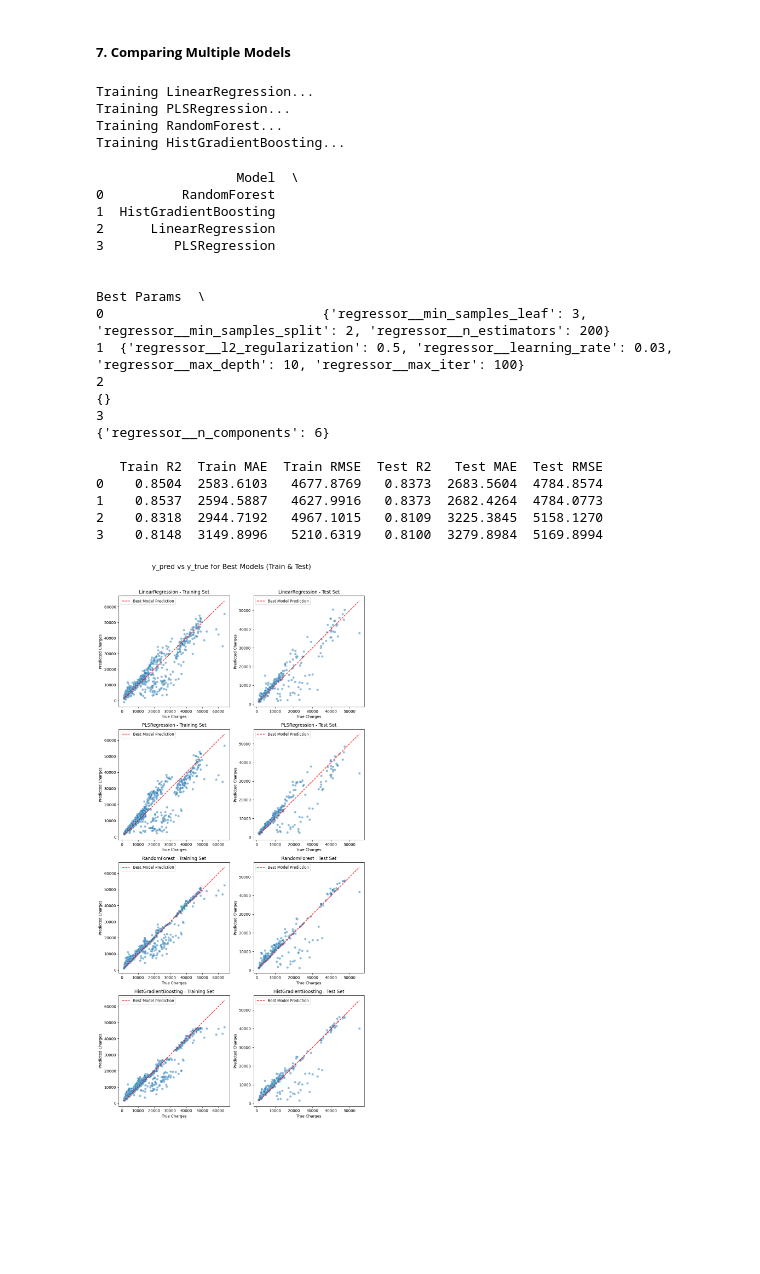
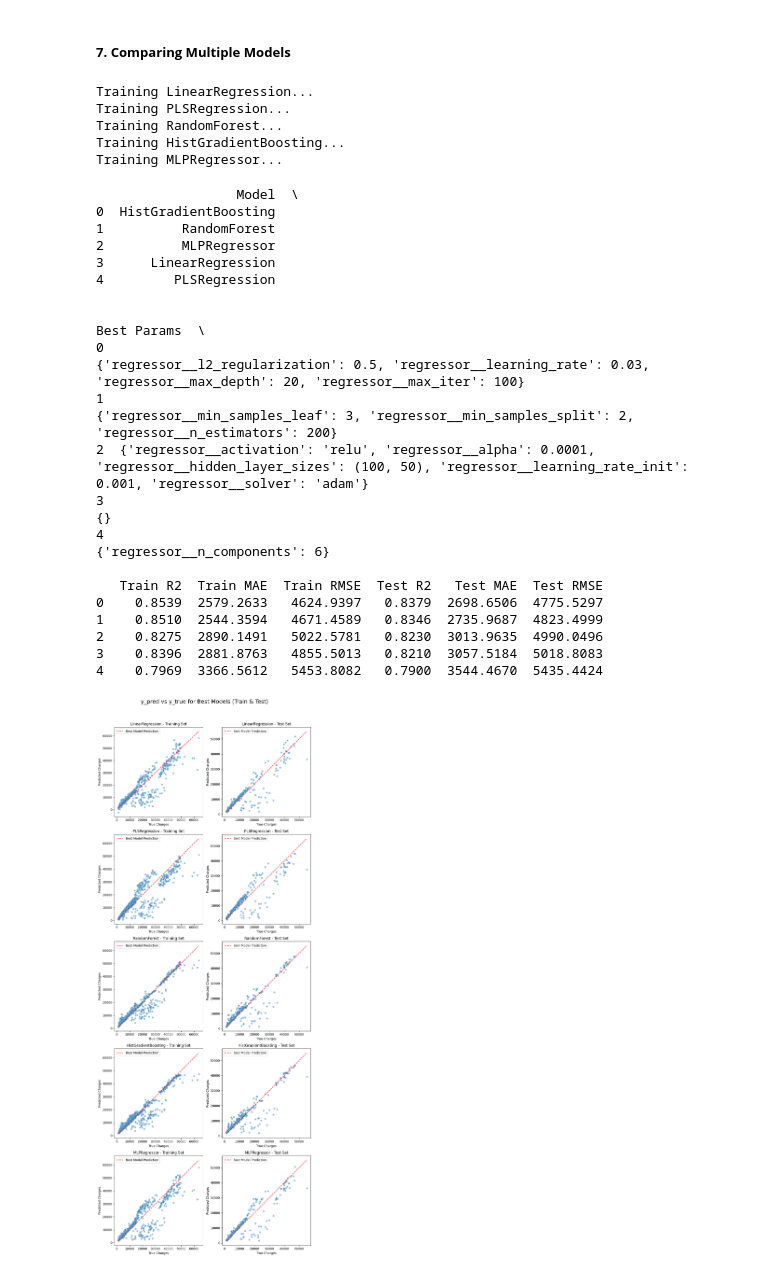
Before and after one commit to Hosseinhamedi/SWB_Predictive_Analytics_Machine_Leanring, a Jupyter notebook: notebooks/Linear_regression.ipynb, the cells around one changed output. Drawn from its saved outputs; the diff is of its cells as text; code cells hidden in the pictures; blank space fills up the shorter version.

```diff
--- a/notebooks/Linear_regression.ipynb
+++ b/notebooks/Linear_regression.ipynb
@@ -513,0 +532,22 @@ pd.DataFrame(grid.cv_results_)[
+# %%
+best_model = grid.best_estimator_
+
+# Predict on train and test sets
+y_pred_train = best_model.predict(X_train)
+y_pred_test = best_model.predict(X_test)
+
+# Residuals
+residuals_train = y_train - y_pred_train
+residuals_test = y_test - y_pred_test
+
+df_resid_train = X_train.copy()
+df_resid_train["y_true_train"] = y_train
+df_resid_train["y_pred_train"] = y_pred_train
+df_resid_train["residuals_train"] = residuals_train
+df_resid_train["abs_error_train"] = np.abs(residuals_train)
+
+df_resid_test = pd.DataFrame(X_test, columns=[f"X{i}" for i in range(X_test.shape[1])])
+df_resid_test["y_true_test"] = y_test
+df_resid_test["y_pred_test"] = y_pred_test
+df_resid_test["residuals_test"] = residuals_test
+df_resid_test["abs_error_test"] = np.abs(residuals_test)
@@ -543,6 +634,16 @@ models = {
             'regressor__max_depth': [10, 20],
             'regressor__l2_regularization': [0.1, 0.2, 0.5]
         }
+    },
+    'MLPRegressor': {
+        'model': MLPRegressor(max_iter=1000, random_state=42),
+        'params': {
+            'regressor__hidden_layer_sizes': [(50,), (100,), (100, 50)],
+            'regressor__activation': ['relu', 'tanh'],
+            'regressor__solver': ['adam'],
+            'regressor__alpha': [0.0001, 0.001, 0.01],
+            'regressor__learning_rate_init': [0.001, 0.01]
+        }
     }
 }
 # %%
@@ -553,7 +654,7 @@ for name, config in models.items():
     print(f"Training {name}...")
 
     pipeline = Pipeline([
-        ('scaler', PolynomialFeatures(degree=3, include_bias=False)),
+        ('poly', PolynomialFeatures(degree=2)),
         ('regressor', config['model'])
     ])
 
@@ -606,62 +707,66 @@ Training LinearRegression...
 Training PLSRegression...
 Training RandomForest...
 Training HistGradientBoosting...
+Training MLPRegressor...
 # %%
 results_df = pd.DataFrame(results)
 pd.set_option('display.max_colwidth', None)
 print(results_df.sort_values(by='Test R2', ascending=False).reset_index(drop=True))
 # %% [output]
                   Model  \
-0          RandomForest
-1  HistGradientBoosting
-2      LinearRegression
-3         PLSRegression
+0  HistGradientBoosting
+1          RandomForest
+2          MLPRegressor
+3      LinearRegression
+4         PLSRegression
 
-                                                                                                                       Best Params  \
-0                            {'regressor__min_samples_leaf': 3, 'regressor__min_samples_split': 2, 'regressor__n_estimators': 200}
-1  {'regressor__l2_regularization': 0.5, 'regressor__learning_rate': 0.03, 'regressor__max_depth': 10, 'regressor__max_iter': 100}
-2                                                                                                                               {}
-3                                                                                                   {'regressor__n_components': 6}
+                                                                                                                                                                      Best Params  \
+0                                                 {'regressor__l2_regularization': 0.5, 'regressor__learning_rate': 0.03, 'regressor__max_depth': 20, 'regressor__max_iter': 100}
+1                                                                           {'regressor__min_samples_leaf': 3, 'regressor__min_samples_split': 2, 'regressor__n_estimators': 200}
+2  {'regressor__activation': 'relu', 'regressor__alpha': 0.0001, 'regressor__hidden_layer_sizes': (100, 50), 'regressor__learning_rate_init': 0.001, 'regressor__solver': 'adam'}
+3                                                                                                                                                                              {}
+4                                                                                                                                                  {'regressor__n_components': 6}
 
    Train R2  Train MAE  Train RMSE  Test R2   Test MAE  Test RMSE
-0    0.8504  2583.6103   4677.8769   0.8373  2683.5604  4784.8574
-1    0.8537  2594.5887   4627.9916   0.8373  2682.4264  4784.0773
-2    0.8318  2944.7192   4967.1015   0.8109  3225.3845  5158.1270
-3    0.8148  3149.8996   5210.6319   0.8100  3279.8984  5169.8994
+0    0.8539  2579.2633   4624.9397   0.8379  2698.6506  4775.5297
+1    0.8510  2544.3594   4671.4589   0.8346  2735.9687  4823.4999
+2    0.8275  2890.1491   5022.5781   0.8230  3013.9635  4990.0496
+3    0.8396  2881.8763   4855.5013   0.8210  3057.5184  5018.8083
+4    0.7969  3366.5612   5453.8082   0.7900  3544.4670  5435.4424
 # %%
-fig, axes = plt.subplots(4, 2, figsize=(10, 20))
+fig, axes = plt.subplots(5, 2, figsize=(10, 25))
 axes = axes.flatten()
 
 for i, (name, model) in enumerate(best_models.items()):
     # Train predictions
     y_pred_train = model.predict(X_train)
     y_pred_test = model.predict(X_test)
 
     # --- Training set plot ---
     ax_train = axes[2 * i]
     sns.scatterplot(x=y_train, y=y_pred_train, ax=ax_train, alpha=0.5)
     ax_train.plot([y_train.min(), y_train.max()],
                   [y_train.min(), y_train.max()],
                   'r--', label='Best Model Prediction')
     ax_train.set_title(f'{name} - Training Set')
     ax_train.set_xlabel('True Charges')
     ax_train.set_ylabel('Predicted Charges')
     ax_train.legend()
 
     # --- Test set plot ---
     ax_test = axes[2 * i + 1]
     sns.scatterplot(x=y_test, y=y_pred_test, ax=ax_test, alpha=0.5)
     ax_test.plot([y_test.min(), y_test.max()],
                  [y_test.min(), y_test.max()],
                  'r--', label='Best Model Prediction')
     ax_test.set_title(f'{name} - Test Set')
     ax_test.set_xlabel('True Charges')
     ax_test.set_ylabel('Predicted Charges')
     ax_test.legend()
 
 plt.suptitle('y_pred vs y_true for Best Models (Train & Test)', fontsize=18, y=1.02)
 plt.tight_layout()
 plt.show()
 # %% [output]
-[figure, old version]
+[figure, new version]
 # %%
```
Also changed, not shown: parts of 8 cells of this notebook.
